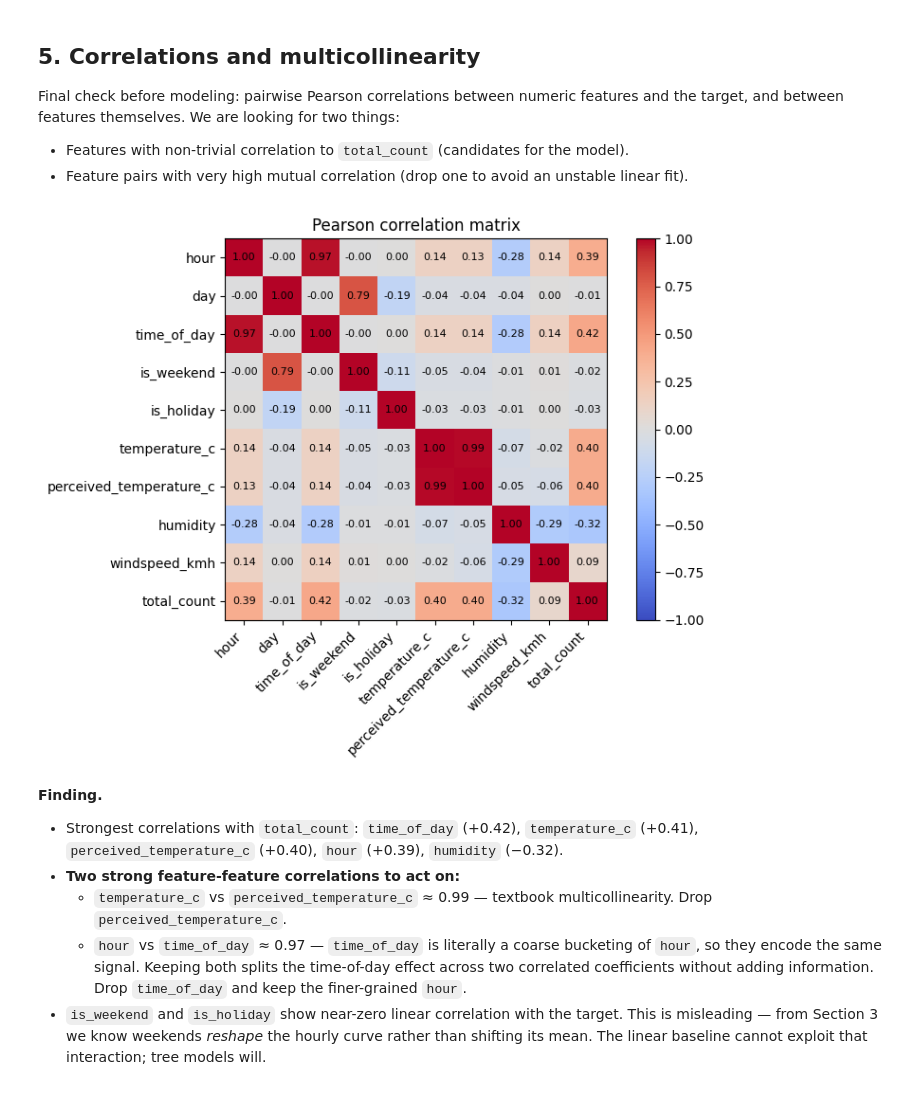
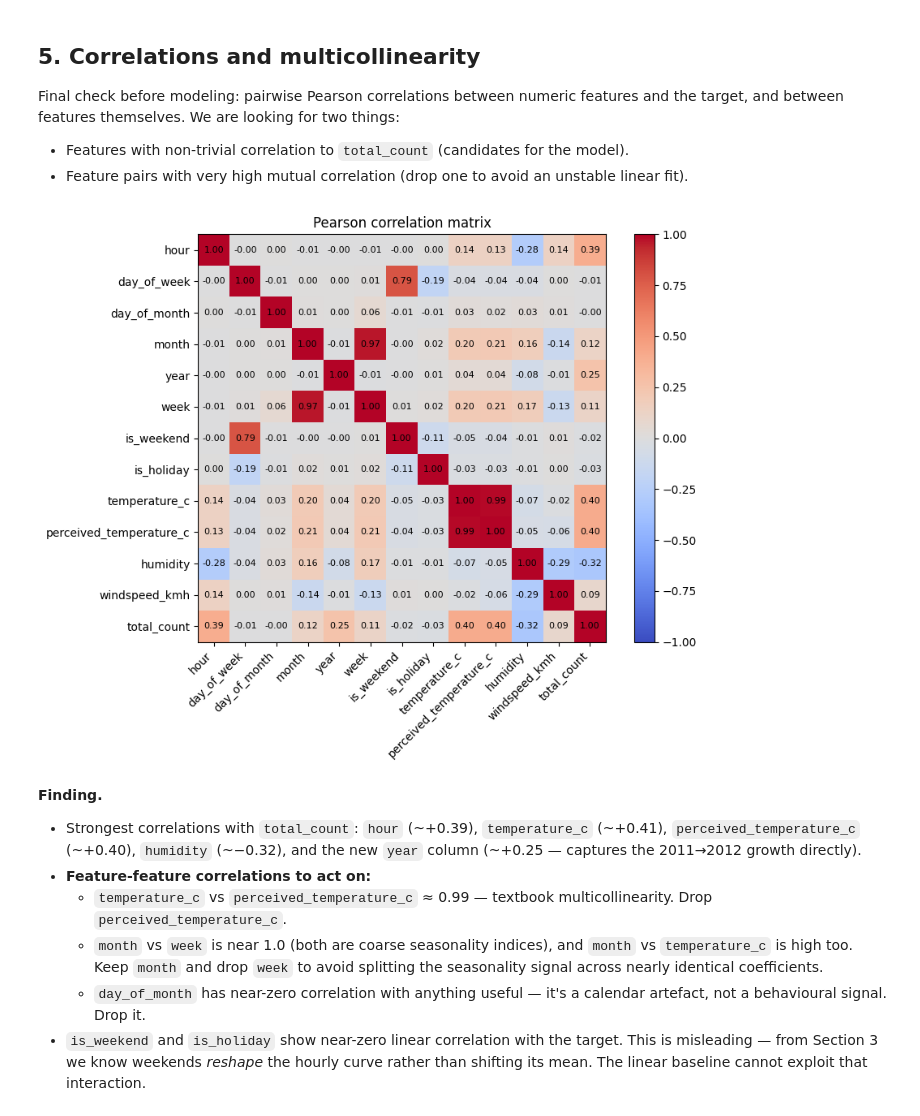
Before and after one commit to krishirajsinhpuwar/ML-MLOps, a Jupyter notebook: Project2B/notebooks/01_eda.ipynb, the cells around one changed output. Drawn from its saved outputs; the diff is of its cells as text; code cells hidden in the pictures.

```diff
--- a/Project2B/notebooks/01_eda.ipynb
+++ b/Project2B/notebooks/01_eda.ipynb
@@ -21,7 +21,7 @@ plt.rcParams["axes.grid"] = True
 # %%
 df = pd.read_csv(
     "../data/output-local/final_dataset.csv",
-    parse_dates=["datetime", "date"],
+    parse_dates=["datetime"],
 )
 print(f"Shape: {df.shape}")
 print(f"Date range: {df['datetime'].min()} → {df['datetime'].max()}")
@@ -272,35 +271,37 @@ Final check before modeling: pairwise Pearson correlations between numeric featu
 - Feature pairs with very high mutual correlation (drop one to avoid an unstable linear fit).
 # %%
 num_cols = [
-    "hour", "day", "time_of_day", "is_weekend", "is_holiday",
+    "hour", "day_of_week", "day_of_month", "month", "year", "week",
+    "is_weekend", "is_holiday",
     "temperature_c", "perceived_temperature_c",
     "humidity", "windspeed_kmh", "total_count",
 ]
 corr = df[num_cols].astype({"is_weekend": int, "is_holiday": int}).corr()
 
-fig, ax = plt.subplots(figsize=(8, 6))
+fig, ax = plt.subplots(figsize=(9, 7))
 im = ax.imshow(corr.values, cmap="coolwarm", vmin=-1, vmax=1)
 ax.set_xticks(range(len(num_cols)))
 ax.set_yticks(range(len(num_cols)))
 ax.set_xticklabels(num_cols, rotation=45, ha="right")
 ax.set_yticklabels(num_cols)
 for i in range(len(num_cols)):
     for j in range(len(num_cols)):
         ax.text(j, i, f"{corr.values[i, j]:.2f}", ha="center", va="center", fontsize=8)
 fig.colorbar(im, ax=ax)
 ax.set_title("Pearson correlation matrix")
 ax.grid(False)
 plt.tight_layout()
 plt.show()
 # %% [output]
-[figure, old version]
+[figure, new version]
 # %% [markdown]
 **Finding.**
-- Strongest correlations with `total_count`: `time_of_day` (+0.42), `temperature_c` (+0.41), `perceived_temperature_c` (+0.40), `hour` (+0.39), `humidity` (−0.32).
-- **Two strong feature-feature correlations to act on:**
+- Strongest correlations with `total_count`: `hour` (~+0.39), `temperature_c` (~+0.41), `perceived_temperature_c` (~+0.40), `humidity` (~−0.32), and the new `year` column (~+0.25 — captures the 2011→2012 growth directly).
+- **Feature-feature correlations to act on:**
   - `temperature_c` vs `perceived_temperature_c` ≈ 0.99 — textbook multicollinearity. Drop `perceived_temperature_c`.
-  - `hour` vs `time_of_day` ≈ 0.97 — `time_of_day` is literally a coarse bucketing of `hour`, so they encode the same signal. Keeping both splits the time-of-day effect across two correlated coefficients without adding information. Drop `time_of_day` and keep the finer-grained `hour`.
-- `is_weekend` and `is_holiday` show near-zero linear correlation with the target. This is misleading — from Section 3 we know weekends *reshape* the hourly curve rather than shifting its mean. The linear baseline cannot exploit that interaction; tree models will.
+  - `month` vs `week` is near 1.0 (both are coarse seasonality indices), and `month` vs `temperature_c` is high too. Keep `month` and drop `week` to avoid splitting the seasonality signal across nearly identical coefficients.
+  - `day_of_month` has near-zero correlation with anything useful — it's a calendar artefact, not a behavioural signal. Drop it.
+- `is_weekend` and `is_holiday` show near-zero linear correlation with the target. This is misleading — from Section 3 we know weekends *reshape* the hourly curve rather than shifting its mean. The linear baseline cannot exploit that interaction.
 # %% [markdown]
 ## 6. Takeaways for modeling
 
```
Also changed, not shown: parts of 8 cells of this notebook, 2 other files.
